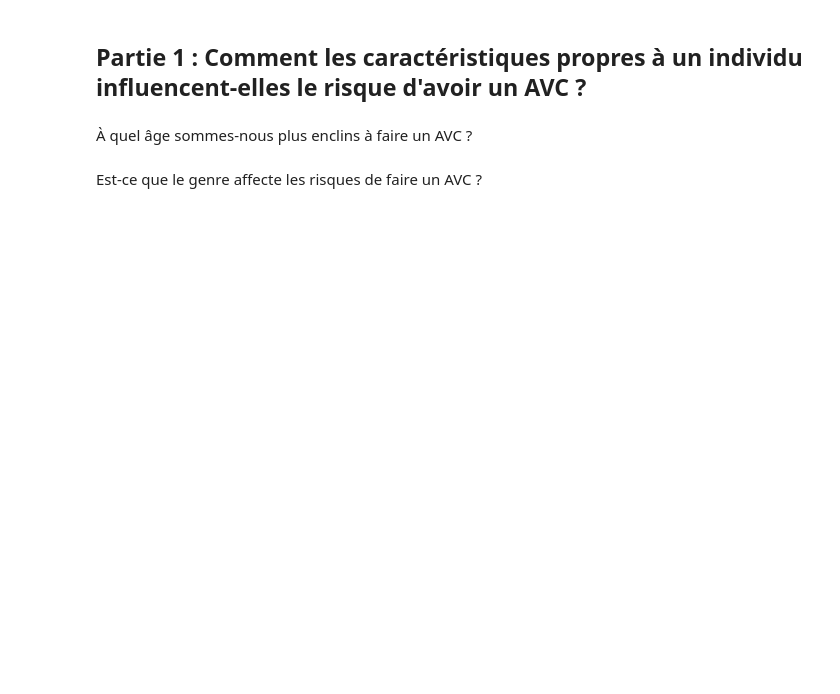
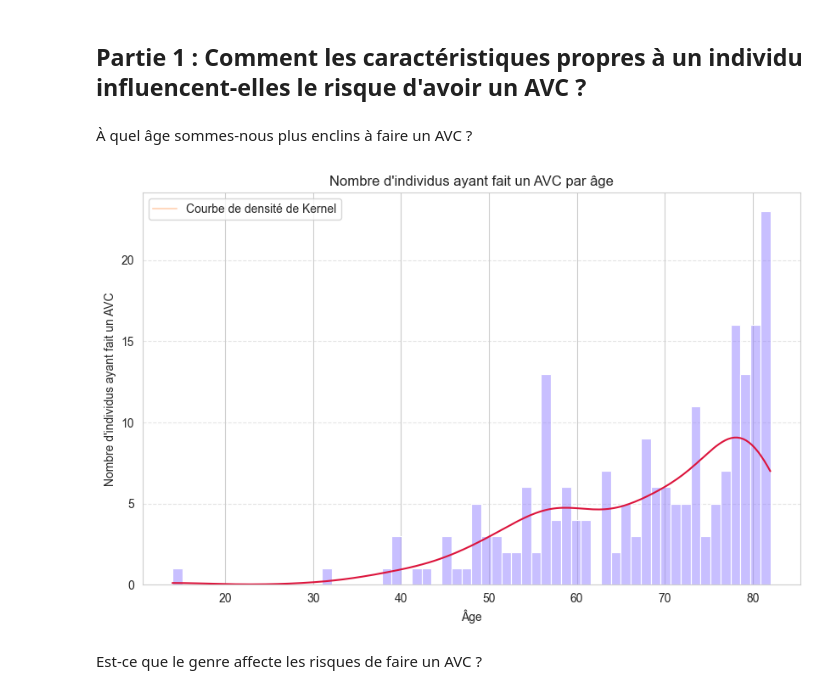
Before and after one commit to VpourVictor/DATA_Visualisation, a Jupyter notebook: Final.ipynb, the cells around one changed output. Cells and saved outputs as stored; diff of their text form; code cells hidden in the pictures; blank space fills up the shorter version.

```diff
--- a/Final.ipynb
+++ b/Final.ipynb
@@ -55,2 +57,21 @@ df = init_traitement_DB()
+# %%
+df = init_traitement_DB()
+# Filtrer les données pour ne conserver que les personnes victimes d'AVC et leur âge
+strokes_age = df[["stroke", "age"]]
+strokes_age = strokes_age[strokes_age["stroke"] == 1]
+
+# Créer un histogramme des âges pour les personnes décédées
+plt.figure(figsize=(10, 6))
+ax = sns.histplot(data=strokes_age, x='age', bins=60, color='#9381FF', kde = True)    #Modifier par True si on veut la courbe de densité de kernel
+ax.lines[0].set_color('crimson')
+plt.title('Nombre d\'individus ayant fait un AVC par âge')
+plt.xlabel('Âge')
+plt.ylabel('Nombre d\'individus ayant fait un AVC')
+plt.grid(axis='y', linestyle='--', alpha=0.5)
+plt.plot([], [], color='#FFD8BE', label='Courbe de densité de Kernel')
+plt.legend()
+plt.show()
+# %% [output]
+[figure, added]
 # %% [markdown]
 Est-ce que le genre affecte les risques de faire un AVC ?
```
Also changed, not shown: parts of 48 cells of this notebook.
